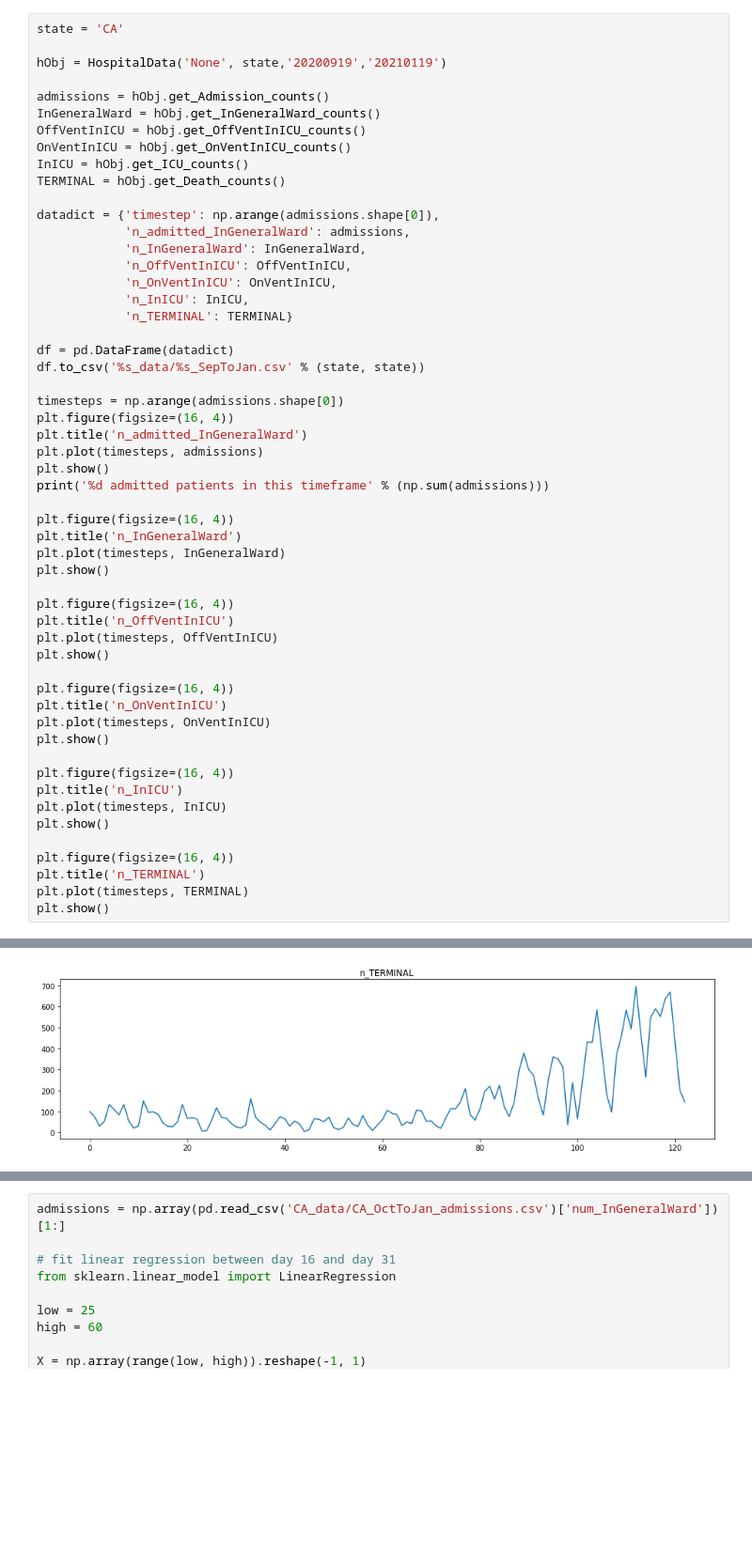
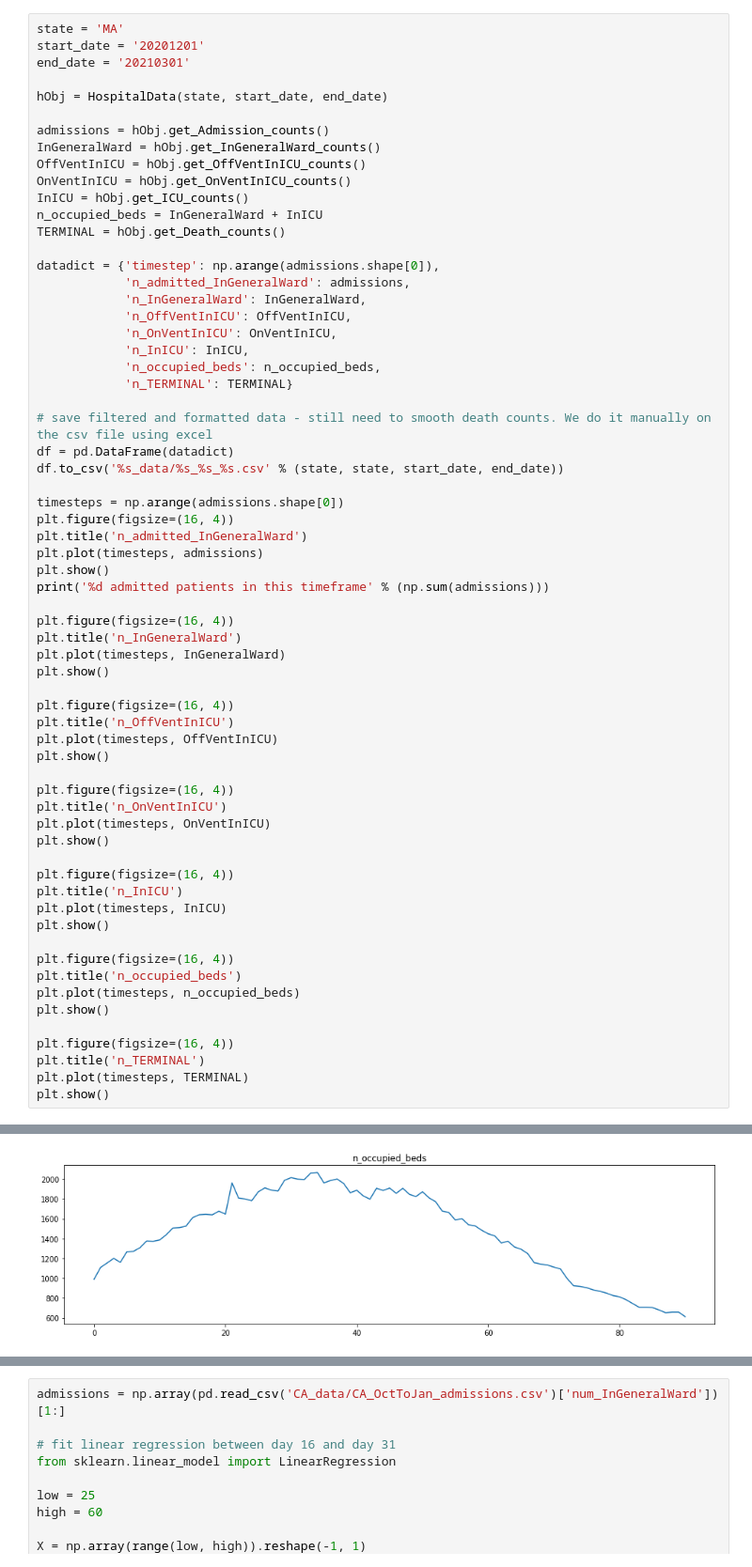
Before and after one commit to tufts-ml/covid19-forecasting, a Jupyter notebook: sampling/USA/generate_US_states_data.ipynb, the cells around one changed output, grey strips where cells are left out. Shown at 94% size. Saved outputs shown, nothing was run; the diff lists cells and outputs as text; blank space fills up the shorter version.

Commit message:
added new data files

```diff
--- a/sampling/USA/generate_US_states_data.ipynb
+++ b/sampling/USA/generate_US_states_data.ipynb
@@ -12,13 +6,16 @@ states to do:
 # %%
-state = 'CA'
+state = 'MA'
+start_date = '20201201'
+end_date = '20210301'
 
-hObj = HospitalData('None', state,'20200919','20210119')
+hObj = HospitalData(state, start_date, end_date)
 
 admissions = hObj.get_Admission_counts()
 InGeneralWard = hObj.get_InGeneralWard_counts()
 OffVentInICU = hObj.get_OffVentInICU_counts()
 OnVentInICU = hObj.get_OnVentInICU_counts()
 InICU = hObj.get_ICU_counts()
+n_occupied_beds = InGeneralWard + InICU
 TERMINAL = hObj.get_Death_counts()
 
 datadict = {'timestep': np.arange(admissions.shape[0]),
@@ -27,10 +24,12 @@ datadict = {'timestep': np.arange(admissions.shape[0]),
             'n_OffVentInICU': OffVentInICU,
             'n_OnVentInICU': OnVentInICU,
             'n_InICU': InICU,
+            'n_occupied_beds': n_occupied_beds,
             'n_TERMINAL': TERMINAL}
 
+# save filtered and formatted data - still need to smooth death counts. We do it manually on the csv file using excel
 df = pd.DataFrame(datadict)
-df.to_csv('%s_data/%s_SepToJan.csv' % (state, state))
+df.to_csv('%s_data/%s_%s_%s.csv' % (state, state, start_date, end_date))
 
 timesteps = np.arange(admissions.shape[0])
 plt.figure(figsize=(16, 4))
@@ -60,6 +59,11 @@ plt.plot(timesteps, InICU)
 plt.show()
 
 plt.figure(figsize=(16, 4))
+plt.title('n_occupied_beds')
+plt.plot(timesteps, n_occupied_beds)
+plt.show()
+
+plt.figure(figsize=(16, 4))
 plt.title('n_TERMINAL')
 plt.plot(timesteps, TERMINAL)
 plt.show()
@@ -73 +77 @@ plt.show()
-[figure, old version]
+[figure, new version]
```
Also changed, not shown: parts of 9 cells of this notebook, 1 other file.
